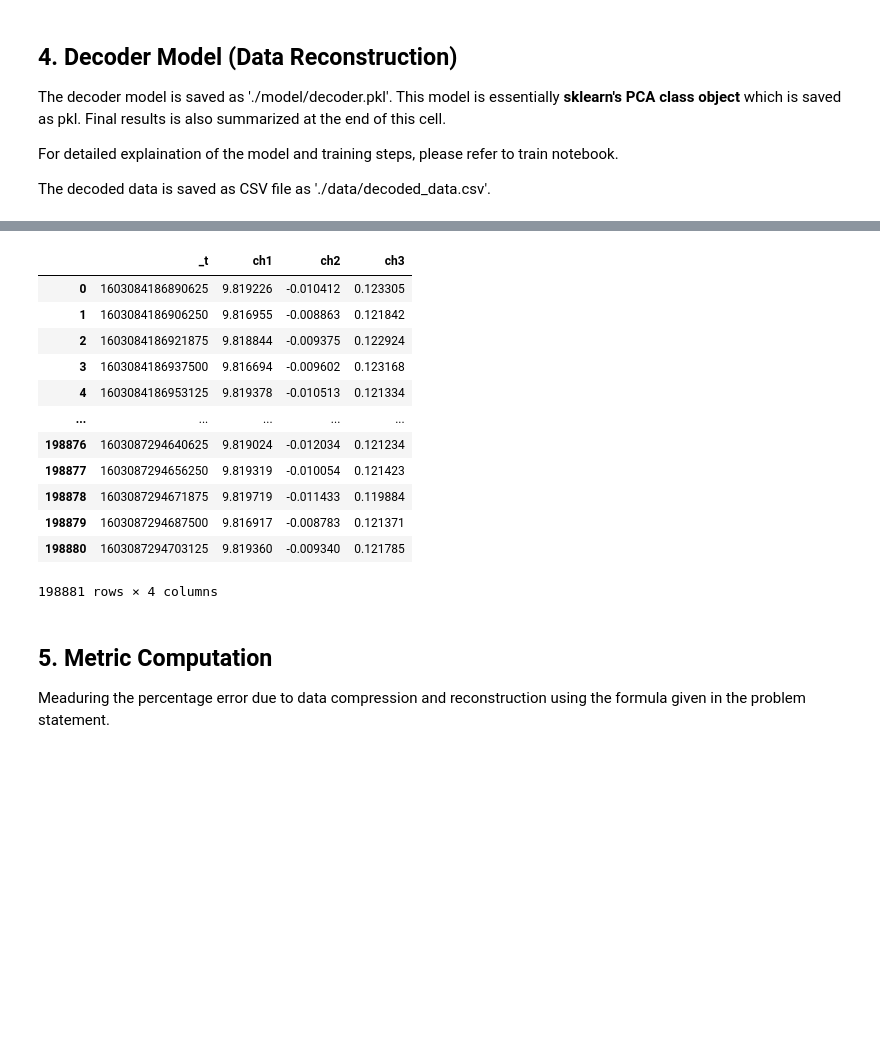
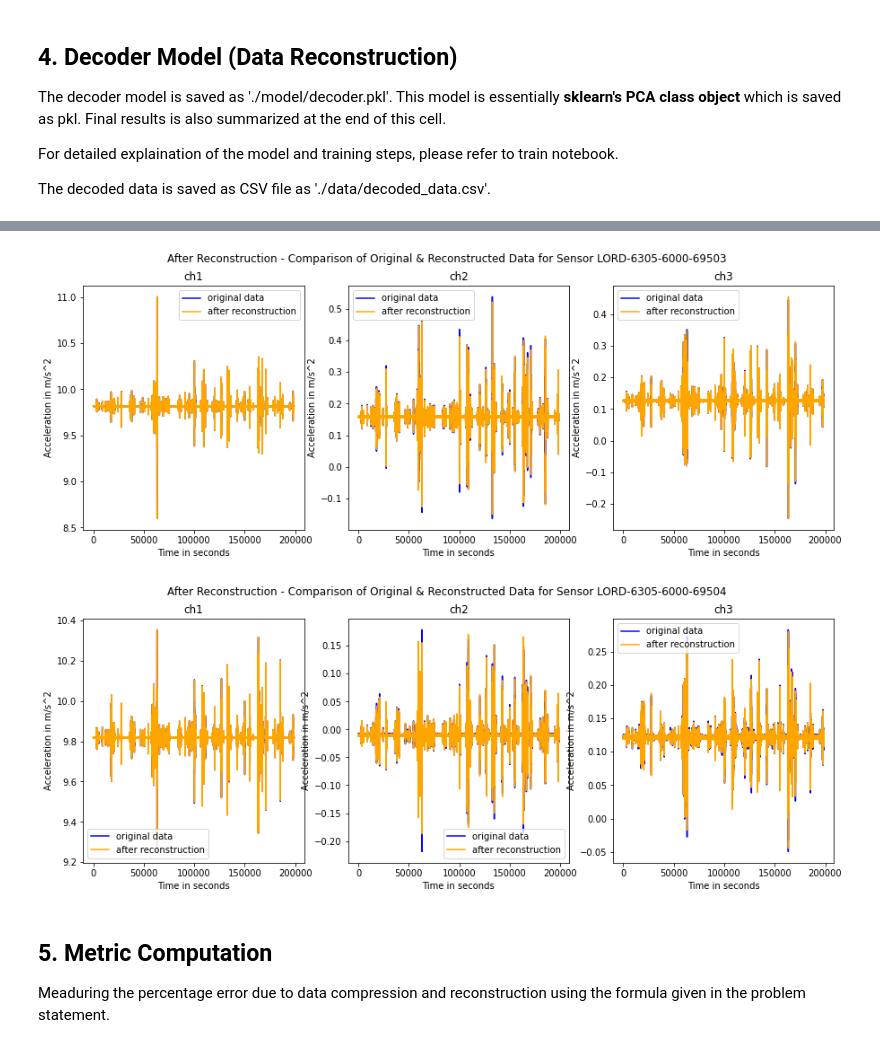
Before and after one commit to tanaydw/sap_smart_infra, a Jupyter notebook: Notebook.ipynb, the cells around one changed output, grey strips where cells are left out. Cells and saved outputs as stored; diff of their text form; code cells hidden in the pictures; blank space fills up the shorter version.

```diff
--- a/Notebook.ipynb
+++ b/Notebook.ipynb
@@ -234,16 +225,25 @@ for s in range(1, 21):
 # %%
-df_list[1]
+sensor_indices = [0, 1]
+axis_title = ['ch1', 'ch2', 'ch3']
+
+# Visualizing reconstruction for above mentioned sensors
+for si in sensor_indices:
+    original_data = read_file(sensors[si], test_year, test_month, test_date, test_hour)
+    original_data = original_data[original_data['_t'].isin(test_df['_t'])]
+    fig, ax = plt.subplots(nrows=1, ncols=3, figsize=(15, 5))
+    fig.suptitle('After Reconstruction - Comparison of Original & Reconstructed Data for Sensor ' + sensors[si])
+    x_range = np.arange(original_data.shape[0])
+    for i in range(3):
+        ax[i].plot(x_range, original_data[axis_title[i]], color='blue', label='original data')
+        ax[i].plot(x_range, df_list[si][axis_title[i]], color='orange', label='after reconstruction')
+        ax[i].set_xlabel('Time in seconds')
+        ax[i].set_ylabel('Acceleration in m/s^2')
+        ax[i].set_title(axis_title[i])
+        ax[i].legend()
+    ax[0].set_xlabel('Time in seconds')
+    ax[0].set_ylabel('Acceleration in m/s^2')
+    ax[0].legend()
+    plt.show()
 # %% [output]
-|  | _t | ch1 | ch2 | ch3 |
-| 0 | 1603084186890625 | 9.819226 | -0.010412 | 0.123305 |
-| 1 | 1603084186906250 | 9.816955 | -0.008863 | 0.121842 |
-| 2 | 1603084186921875 | 9.818844 | -0.009375 | 0.122924 |
-| 3 | 1603084186937500 | 9.816694 | -0.009602 | 0.123168 |
-| 4 | 1603084186953125 | 9.819378 | -0.010513 | 0.121334 |
-| ... | ... | ... | ... | ... |
-| 198876 | 1603087294640625 | 9.819024 | -0.012034 | 0.121234 |
-| 198877 | 1603087294656250 | 9.819319 | -0.010054 | 0.121423 |
-| 198878 | 1603087294671875 | 9.819719 | -0.011433 | 0.119884 |
-| 198879 | 1603087294687500 | 9.816917 | -0.008783 | 0.121371 |
-| 198880 | 1603087294703125 | 9.819360 | -0.009340 | 0.121785 |
-198881 rows × 4 columns
+[figure, added]
+[figure, added]
```
Also changed, not shown: parts of 21 cells of this notebook, 1 other file.
